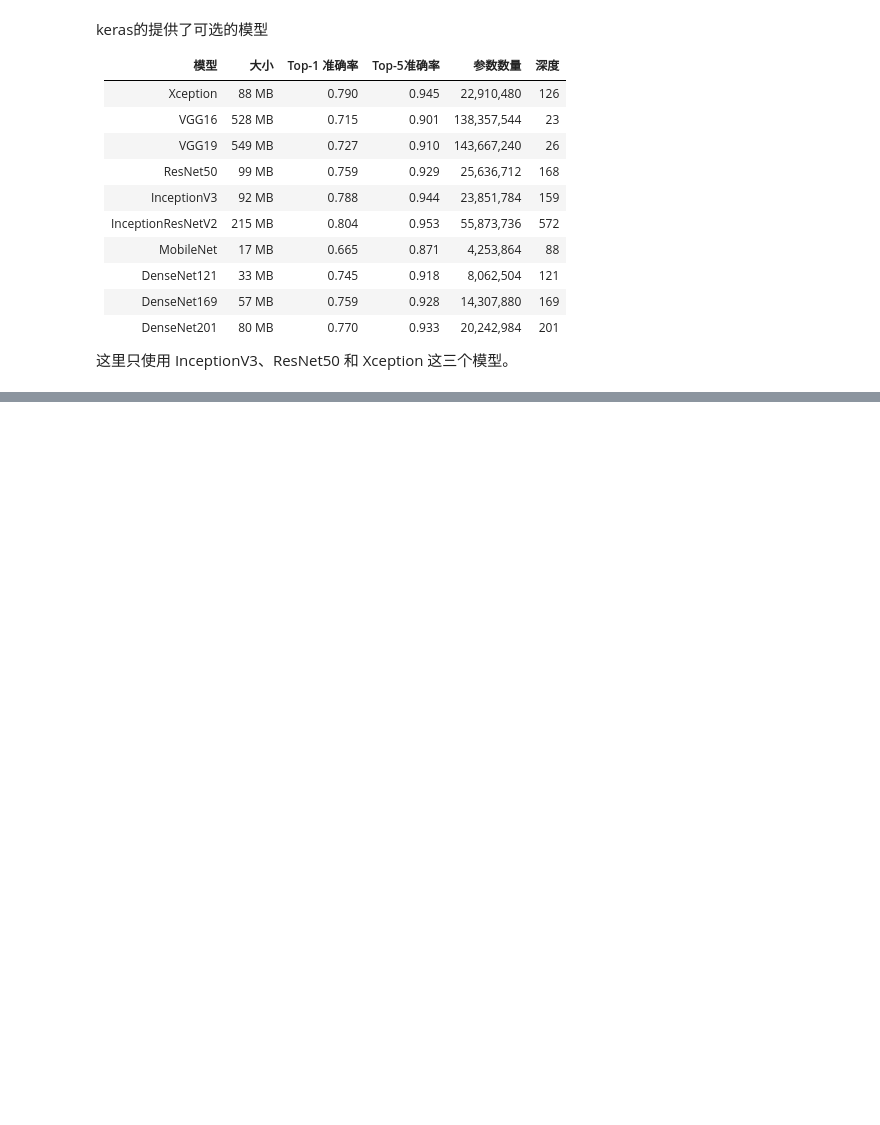
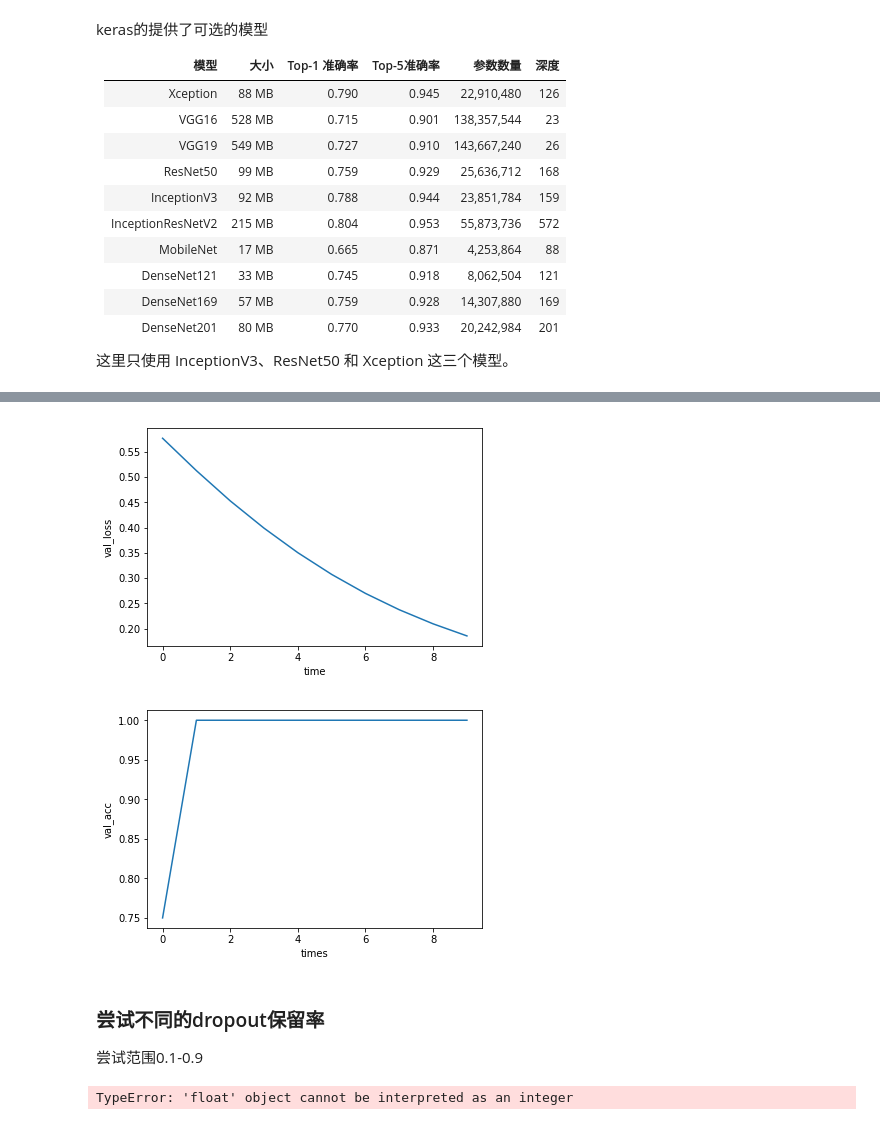
Before and after one commit to euii/capstone, a Jupyter notebook: dog_vs_cat/dog_vs_cat.ipynb, the cells around one changed output, grey strips where cells are left out. Drawn from its saved outputs; the diff is of its cells as text; code cells hidden in the pictures; blank space fills up the shorter version.

```diff
--- a/dog_vs_cat/dog_vs_cat.ipynb
+++ b/dog_vs_cat/dog_vs_cat.ipynb
@@ -148,0 +329,15 @@ NameError: name 'TRAIN_DIR' is not defined
+# %%
+plt_history(history_train)
+# %% [output]
+[figure, added]
+[figure, added]
+# %% [markdown]
+### 尝试不同的dropout保留率
+尝试范围0.1-0.9
+# %%
+dropout_result= []
+for rate in range(0.1,1,0.1):
+    model =  full_connect_layer(x_train, rate)
+    dropout_result.append(rate_data)
+# %% [output]
+TypeError: 'float' object cannot be interpreted as an integer
```
Also changed, not shown: parts of 16 cells of this notebook.
